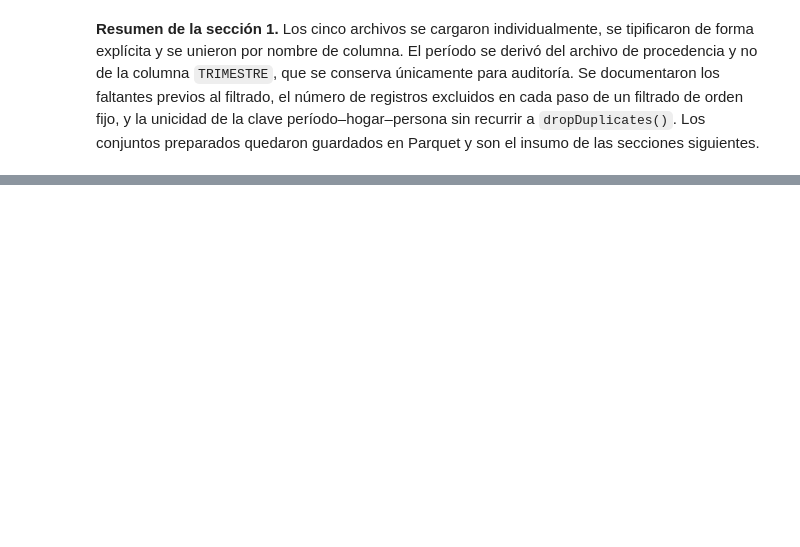
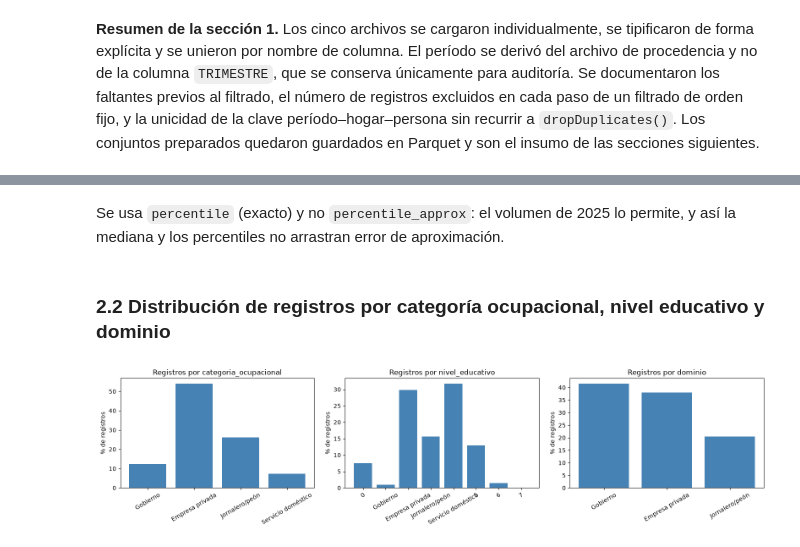
Before and after one commit to CindyGualim/lab7-data, a Jupyter notebook: Laboratorio7_SparkMLlib.ipynb, the cells around one changed output, grey strips where cells are left out. Cells and saved outputs as stored; diff of their text form; code cells hidden in the pictures; blank space fills up the shorter version.

```diff
--- a/Laboratorio7_SparkMLlib.ipynb
+++ b/Laboratorio7_SparkMLlib.ipynb
@@ -427,12 +555,12 @@ Los valores ausentes o no reconocidos frente al diccionario se representan como
 `DESCONOCIDO`, **no** como cero. En particular, el código educativo `0` significa
 "ninguno" y es una categoría válida que se conserva.
 # %%
-# Códigos válidos según el diccionario de datos de la ENEIC.
-# VERIFICAR estos rangos contra el diccionario del archivo antes de la entrega.
+# Códigos válidos según el diccionario de datos de la ENEIC
+# (verificados contra los cinco archivos: educación 0-7, dominio 1-3).
 CODIGOS_VALIDOS = {
-    "nivel_educativo":       [str(i) for i in range(0, 11)],   # 0 = ninguno
+    "nivel_educativo":       [str(i) for i in range(0, 8)],    # 0 = ninguno
     "categoria_ocupacional": ["1", "2", "3", "4"],
-    "dominio":               [str(i) for i in range(1, 9)],
+    "dominio":               ["1", "2", "3"],
 }
 
 
@@ -588,0 +758,10 @@ guardados en Parquet y son el insumo de las secciones siguientes.
+# %%
+import matplotlib.pyplot as plt
+
+df = spark.read.parquet(RUTA_2025).cache()
+N_2025 = df.count()
+VARS_NUM = ["salario_mensual", "edad", "antiguedad", "horas_semanales"]
+
+ETQ_CATEGORIA = {"1": "Gobierno", "2": "Empresa privada",
+                 "3": "Jornalero/peón", "4": "Servicio doméstico"}
+print(f"Población analítica 2025: {N_2025:,} registros")
@@ -588,0 +795,23 @@ guardados en Parquet y son el insumo de las secciones siguientes.
+# %% [markdown]
+Se usa `percentile` (exacto) y no `percentile_approx`: el volumen de 2025 lo permite, y
+así la mediana y los percentiles no arrastran error de aproximación.
+# %% [markdown]
+### 2.2 Distribución de registros por categoría ocupacional, nivel educativo y dominio
+# %%
+def conteo(df, col):
+    return (df.groupBy(col).count()
+              .withColumn("pct", F.round(100 * F.col("count") / N_2025, 1))
+              .orderBy(col).toPandas())
+
+fig, ejes = plt.subplots(1, 3, figsize=(16, 4))
+for ax, col in zip(ejes, ["categoria_ocupacional", "nivel_educativo", "dominio"]):
+    t = conteo(df, col)
+    etiquetas = t[col].map(ETQ_CATEGORIA).fillna(t[col])
+    ax.bar(etiquetas, t["pct"], color="steelblue")
+    ax.set_title(f"Registros por {col}")
+    ax.set_ylabel("% de registros")
+    ax.tick_params(axis="x", rotation=30)
+plt.tight_layout()
+plt.show()
+# %% [output]
+[figure, added]
```
Also changed, not shown: parts of 42 cells of this notebook.
